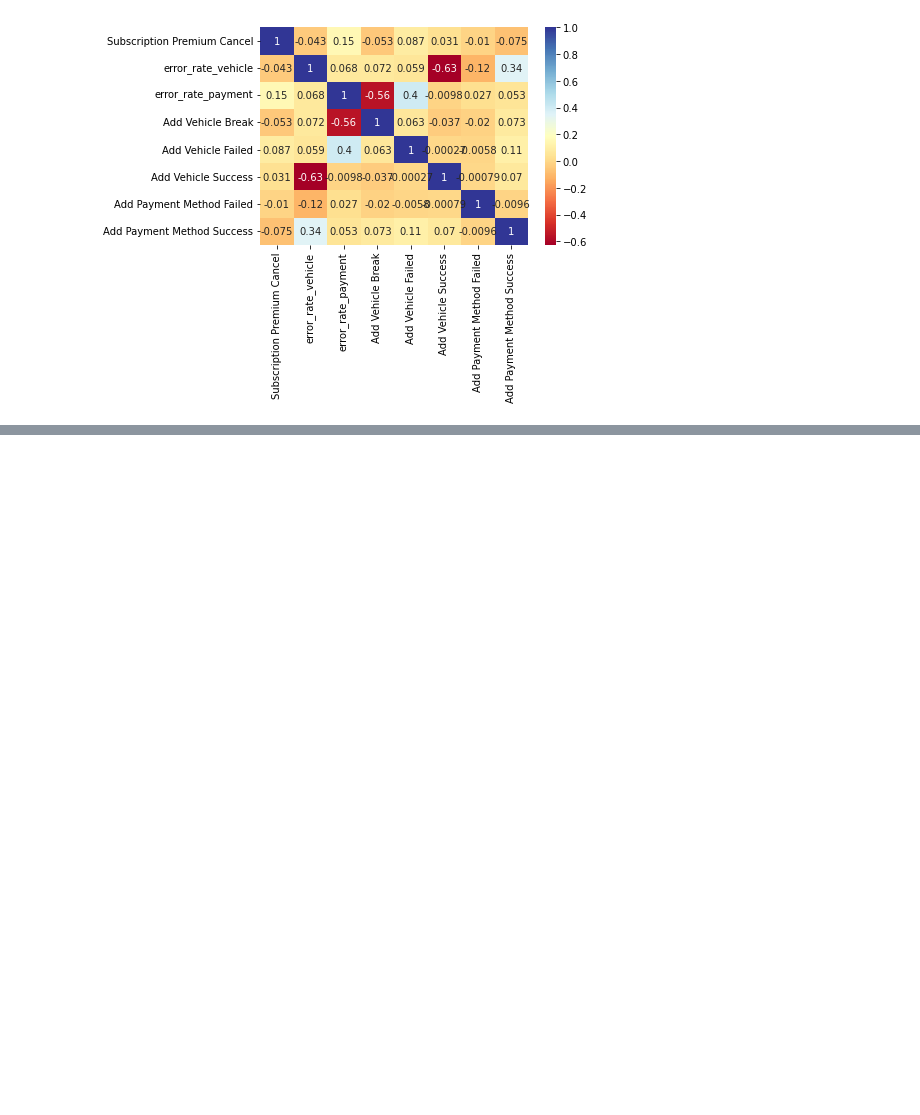
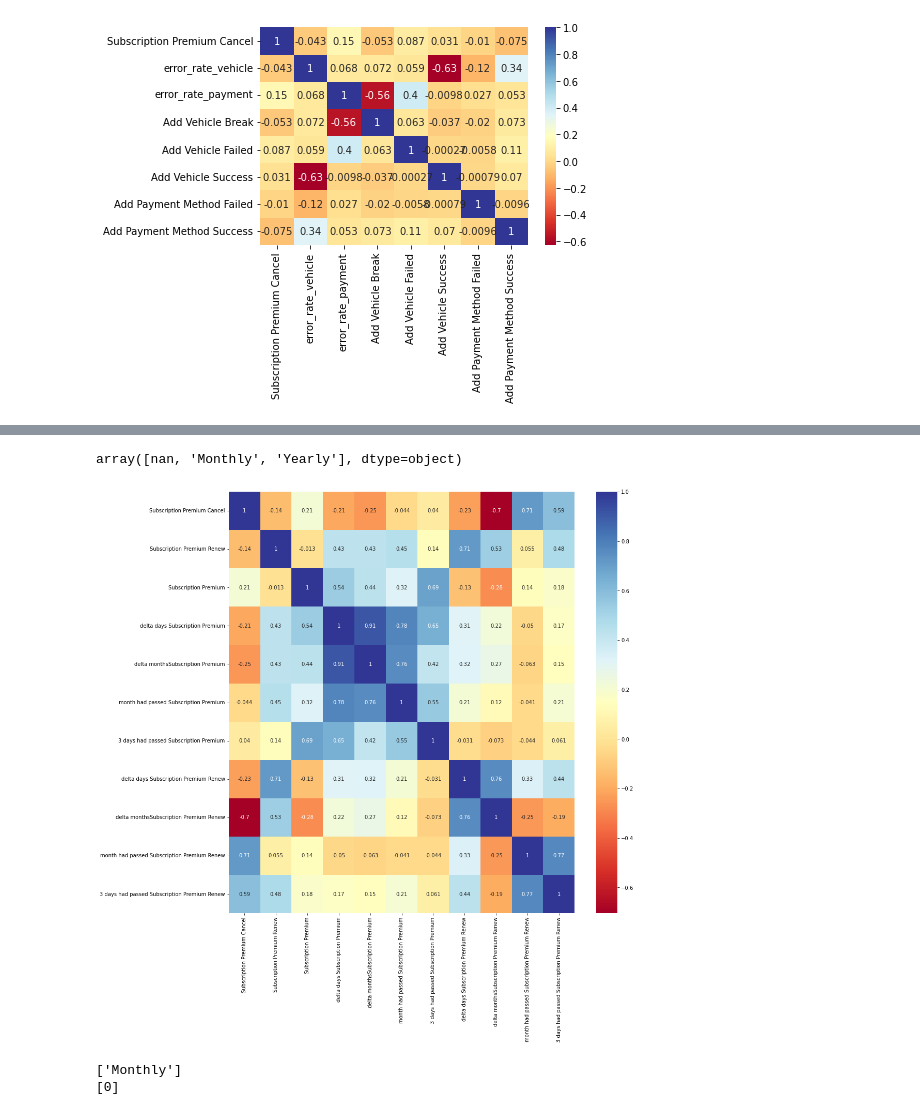
Before and after one commit to ZheZheDoshka/int20h_cryptomonks, a Jupyter notebook: preprocessing.ipynb, the cells around one changed output, grey strips where cells are left out. Drawn from its saved outputs; the diff is of its cells as text; code cells hidden in the pictures; blank space fills up the shorter version.

```diff
--- a/preprocessing.ipynb
+++ b/preprocessing.ipynb
@@ -363,0 +463,4 @@ array(['{"Id":"85298a4db30c1fb4f302b117f0b2b0fc","Amount":"-20"}',
+# %%
+enriched_df["Membership Type"].unique()
+# %% [output]
+array([nan, 'Monthly', 'Yearly'], dtype=object)
@@ -363,0 +478,23 @@ array(['{"Id":"85298a4db30c1fb4f302b117f0b2b0fc","Amount":"-20"}',
+# %%
+tv = ['Subscription Premium', 'Subscription Premium Renew']
+# %%
+df_return_annual_monthly = df_return_annual_monthly.drop(["user_state", "event_platform","device_manufacture", "device_model"], axis=1)
+
+event = tv[1]
+df_temp = df[df["event_name"] == event]
+event_list = df_temp["userid"].unique()
+
+
+df_return_annual_monthly[event] = df_return_annual_monthly.apply(event_occured_per_user, axis=1)
+
+event = tv[0]
+df_temp = df[df["event_name"] == event]
+event_list = df_temp["userid"].unique()
+
+
+
+df_return_annual_monthly[event] = df_return_annual_monthly.apply(event_occured_per_user, axis=1)
+# %%
+
+df2 = copy.deepcopy(df_return_annual_monthly)
+df_return_annual_monthly = df_return_annual_monthly.drop_duplicates(subset = ["userid"])
@@ -363,0 +538,19 @@ array(['{"Id":"85298a4db30c1fb4f302b117f0b2b0fc","Amount":"-20"}',
+# %%
+
+event = "Subscription Premium Cancel"
+df_return_annual_monthly["last date "+event] = df_return_annual_monthly.apply(last_event_activity, axis=1)
+
+for ev in tv:
+    event = ev
+    df_return_annual_monthly["last date "+event] = df_return_annual_monthly.apply(last_event_activity, axis=1)
+
+    df_return_annual_monthly["delta days " + event] = df_return_annual_monthly.apply(event_difference_d, axis=1)
+    df_return_annual_monthly["delta months" + event] = df_return_annual_monthly.apply(event_difference_m, axis=1)
+    df_return_annual_monthly["month had passed "+ event] = df_return_annual_monthly.apply(event_difference_less_than_month, axis=1)
+    df_return_annual_monthly["2 days had not passed"+ event] = df_return_annual_monthly.apply(event_difference_less_than_2_days, axis=1)
+# %%
+fig, ax = plt.subplots(figsize=(15,15))
+dataplot = sns.heatmap(df_return_annual_monthly.corr(), cmap="RdYlBu", annot=True)
+plt.show()
+# %% [output]
+[figure, added]
@@ -363,0 +616,11 @@ array(['{"Id":"85298a4db30c1fb4f302b117f0b2b0fc","Amount":"-20"}',
+# %%
+label_encoder = LabelEncoder()
+categories = ["Membership YM"]
+for category in categories:
+    print(subscription_check[category].unique())
+    subscription_check[category]=label_encoder.fit_transform(subscription_check[category])
+    renew_check[category]=label_encoder.fit_transform(renew_check[category])
+    print(subscription_check[category].unique())
+# %% [output]
+['Monthly']
+[0]
```
Also changed, not shown: parts of 38 cells of this notebook, 2 other files.
